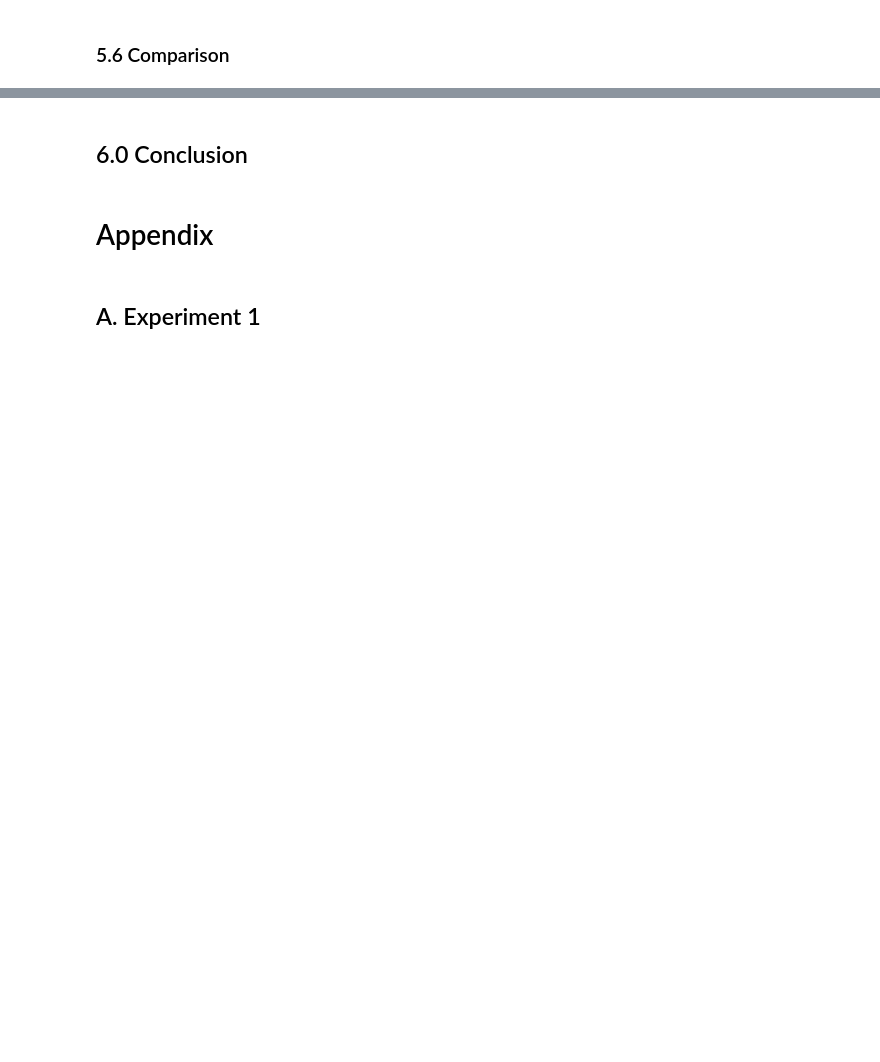
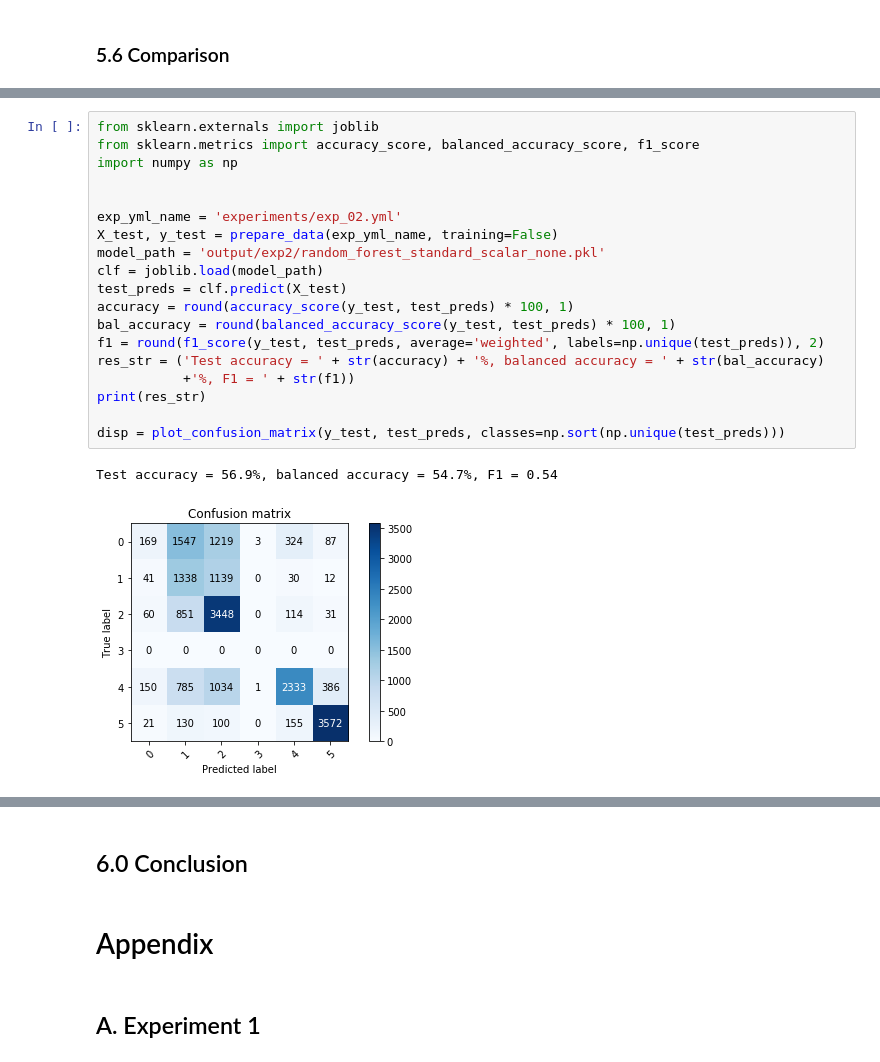
Before and after one commit to VinGPan/Machine_Learning_3252_project, a Jupyter notebook: project.ipynb, the cells around one changed output, grey strips where cells are left out. Saved outputs shown, nothing was run; the diff lists cells and outputs as text; blank space fills up the shorter version.

```diff
--- a/project.ipynb
+++ b/project.ipynb
@@ -95,0 +201,22 @@ Top 3 classifiers
+# %%
+from sklearn.externals import joblib
+from sklearn.metrics import accuracy_score, balanced_accuracy_score, f1_score
+import numpy as np
+
+
+exp_yml_name = 'experiments/exp_02.yml'
+X_test, y_test = prepare_data(exp_yml_name, training=False)
+model_path = 'output/exp2/random_forest_standard_scalar_none.pkl'
+clf = joblib.load(model_path)
+test_preds = clf.predict(X_test)
+accuracy = round(accuracy_score(y_test, test_preds) * 100, 1)
+bal_accuracy = round(balanced_accuracy_score(y_test, test_preds) * 100, 1)
+f1 = round(f1_score(y_test, test_preds, average='weighted', labels=np.unique(test_preds)), 2)
+res_str = ('Test accuracy = ' + str(accuracy) + '%, balanced accuracy = ' + str(bal_accuracy)
+           +'%, F1 = ' + str(f1))
+print(res_str)
+
+disp = plot_confusion_matrix(y_test, test_preds, classes=np.sort(np.unique(test_preds)))
+# %% [output]
+Test accuracy = 56.9%, balanced accuracy = 54.7%, F1 = 0.54
+[figure, added]
```
Also changed, not shown: parts of 90 cells of this notebook, 1 other file.
